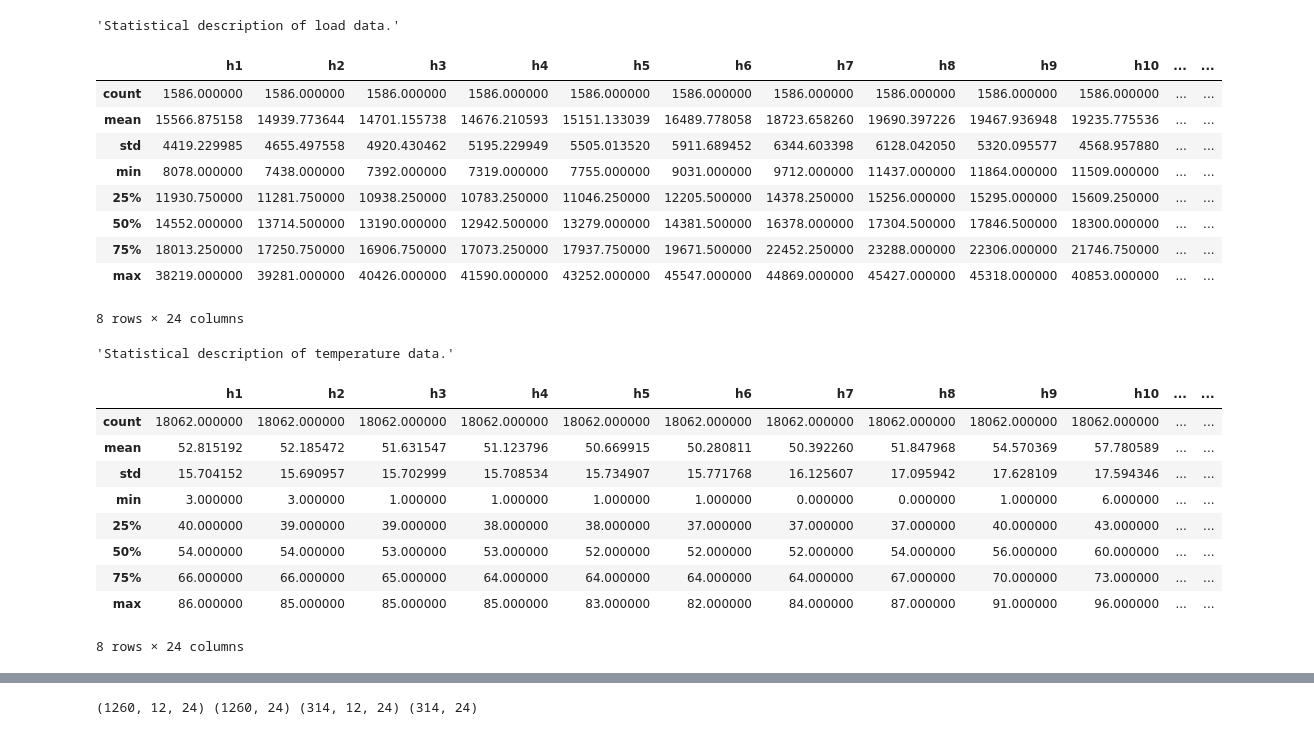
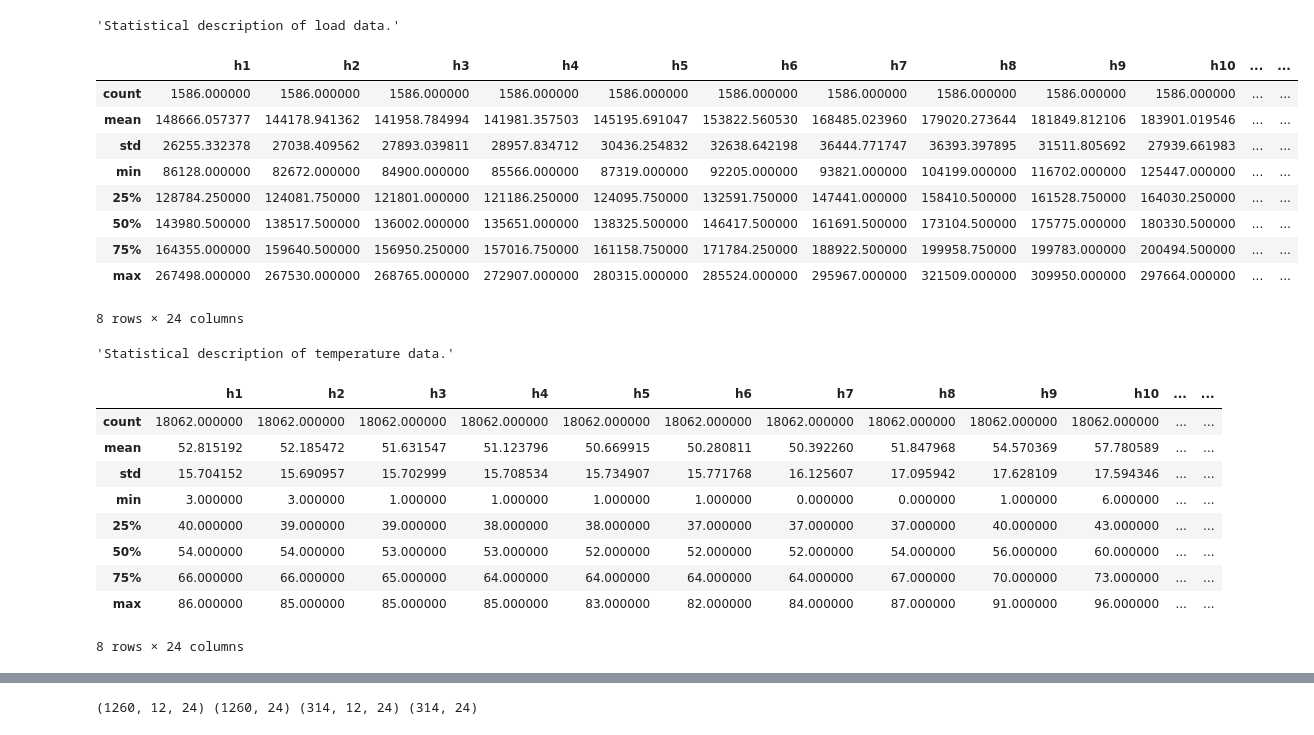
Before and after one commit to Prakash2403/SIH-2k18, a Jupyter notebook: Analysis.ipynb, the cells around one changed output, grey strips where cells are left out. Saved outputs shown, nothing was run; the diff lists cells and outputs as text; code cells hidden in the pictures.

```diff
--- a/Analysis.ipynb
+++ b/Analysis.ipynb
@@ -25,26 +25,26 @@ def scale_data(data):
     return temp_data
 # %%
 load_data = pandas.read_csv('data/Load_history.csv')
-load_data = load_data[load_data.zone_id==1]
+load_data = load_data[load_data.zone_id==2]
 temperature_data = pandas.read_csv('data/temperature_history.csv')
 load_data, temperature_data = preprocess_data(load_data, temperature_data)
 display("Statistical description of load data.")
 display(load_data.describe())
 display("Statistical description of temperature data.")
 display(temperature_data.describe())
 scaled_load_data = scale_data(load_data)
 scaled_temparature_data = scale_data(temperature_data)
 # %% [output]
 'Statistical description of load data.'
 |  | h1 | h2 | h3 | h4 | h5 | h6 | h7 | h8 | h9 | h10 | ... | ... |
 | count | 1586.000000 | 1586.000000 | 1586.000000 | 1586.000000 | 1586.000000 | 1586.000000 | 1586.000000 | 1586.000000 | 1586.000000 | 1586.000000 | ... | ... |
-| mean | 15566.875158 | 14939.773644 | 14701.155738 | 14676.210593 | 15151.133039 | 16489.778058 | 18723.658260 | 19690.397226 | 19467.936948 | 19235.775536 | ... | ... |
-| std | 4419.229985 | 4655.497558 | 4920.430462 | 5195.229949 | 5505.013520 | 5911.689452 | 6344.603398 | 6128.042050 | 5320.095577 | 4568.957880 | ... | ... |
-| min | 8078.000000 | 7438.000000 | 7392.000000 | 7319.000000 | 7755.000000 | 9031.000000 | 9712.000000 | 11437.000000 | 11864.000000 | 11509.000000 | ... | ... |
-| 25% | 11930.750000 | 11281.750000 | 10938.250000 | 10783.250000 | 11046.250000 | 12205.500000 | 14378.250000 | 15256.000000 | 15295.000000 | 15609.250000 | ... | ... |
-| 50% | 14552.000000 | 13714.500000 | 13190.000000 | 12942.500000 | 13279.000000 | 14381.500000 | 16378.000000 | 17304.500000 | 17846.500000 | 18300.000000 | ... | ... |
-| 75% | 18013.250000 | 17250.750000 | 16906.750000 | 17073.250000 | 17937.750000 | 19671.500000 | 22452.250000 | 23288.000000 | 22306.000000 | 21746.750000 | ... | ... |
-| max | 38219.000000 | 39281.000000 | 40426.000000 | 41590.000000 | 43252.000000 | 45547.000000 | 44869.000000 | 45427.000000 | 45318.000000 | 40853.000000 | ... | ... |
+| mean | 148666.057377 | 144178.941362 | 141958.784994 | 141981.357503 | 145195.691047 | 153822.560530 | 168485.023960 | 179020.273644 | 181849.812106 | 183901.019546 | ... | ... |
+| std | 26255.332378 | 27038.409562 | 27893.039811 | 28957.834712 | 30436.254832 | 32638.642198 | 36444.771747 | 36393.397895 | 31511.805692 | 27939.661983 | ... | ... |
+| min | 86128.000000 | 82672.000000 | 84900.000000 | 85566.000000 | 87319.000000 | 92205.000000 | 93821.000000 | 104199.000000 | 116702.000000 | 125447.000000 | ... | ... |
+| 25% | 128784.250000 | 124081.750000 | 121801.000000 | 121186.250000 | 124095.750000 | 132591.750000 | 147441.000000 | 158410.500000 | 161528.750000 | 164030.250000 | ... | ... |
+| 50% | 143980.500000 | 138517.500000 | 136002.000000 | 135651.000000 | 138325.500000 | 146417.500000 | 161691.500000 | 173104.500000 | 175775.000000 | 180330.500000 | ... | ... |
+| 75% | 164355.000000 | 159640.500000 | 156950.250000 | 157016.750000 | 161158.750000 | 171784.250000 | 188922.500000 | 199958.750000 | 199783.000000 | 200494.500000 | ... | ... |
+| max | 267498.000000 | 267530.000000 | 268765.000000 | 272907.000000 | 280315.000000 | 285524.000000 | 295967.000000 | 321509.000000 | 309950.000000 | 297664.000000 | ... | ... |
 8 rows × 24 columns
 'Statistical description of temperature data.'
 |  | h1 | h2 | h3 | h4 | h5 | h6 | h7 | h8 | h9 | h10 | ... | ... |
```
Also changed, not shown: parts of 11 cells of this notebook.
